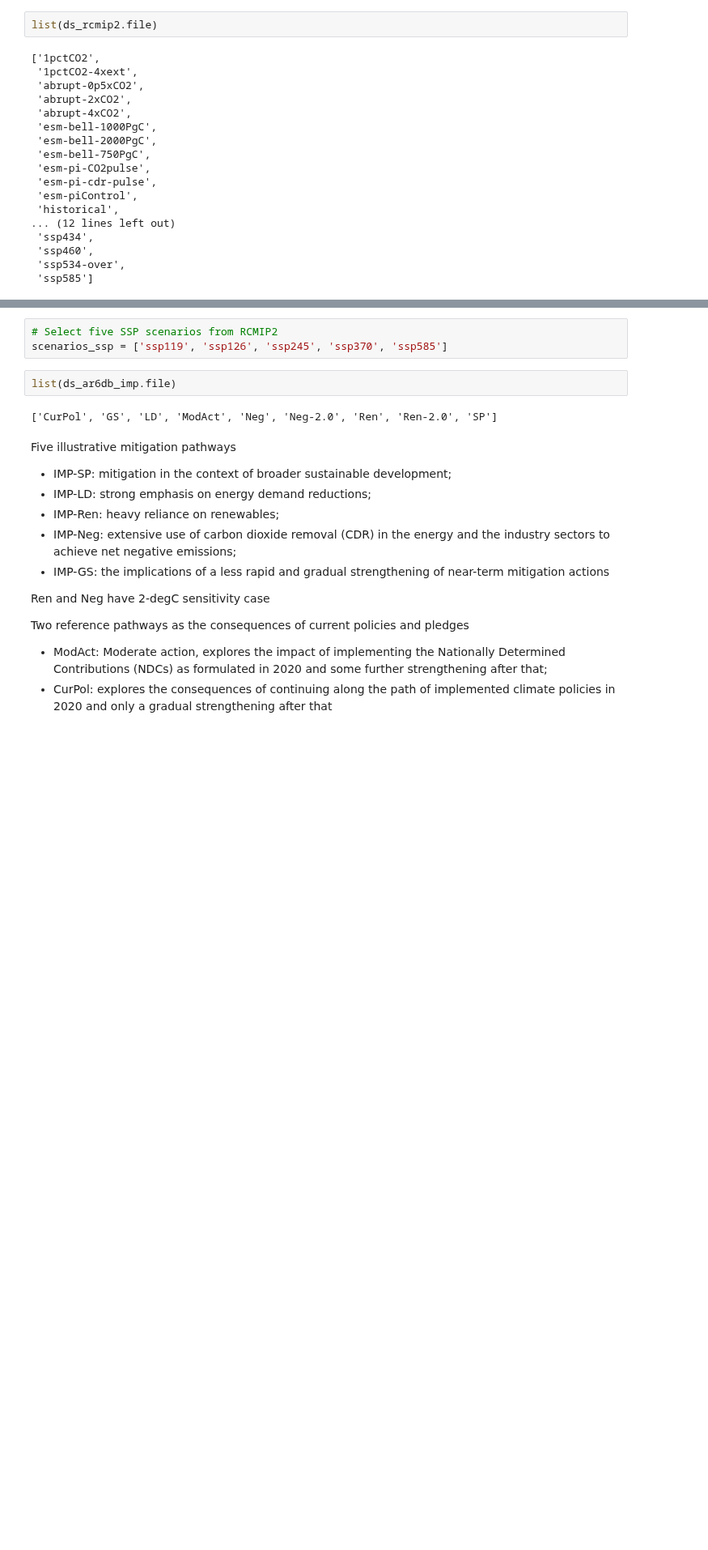
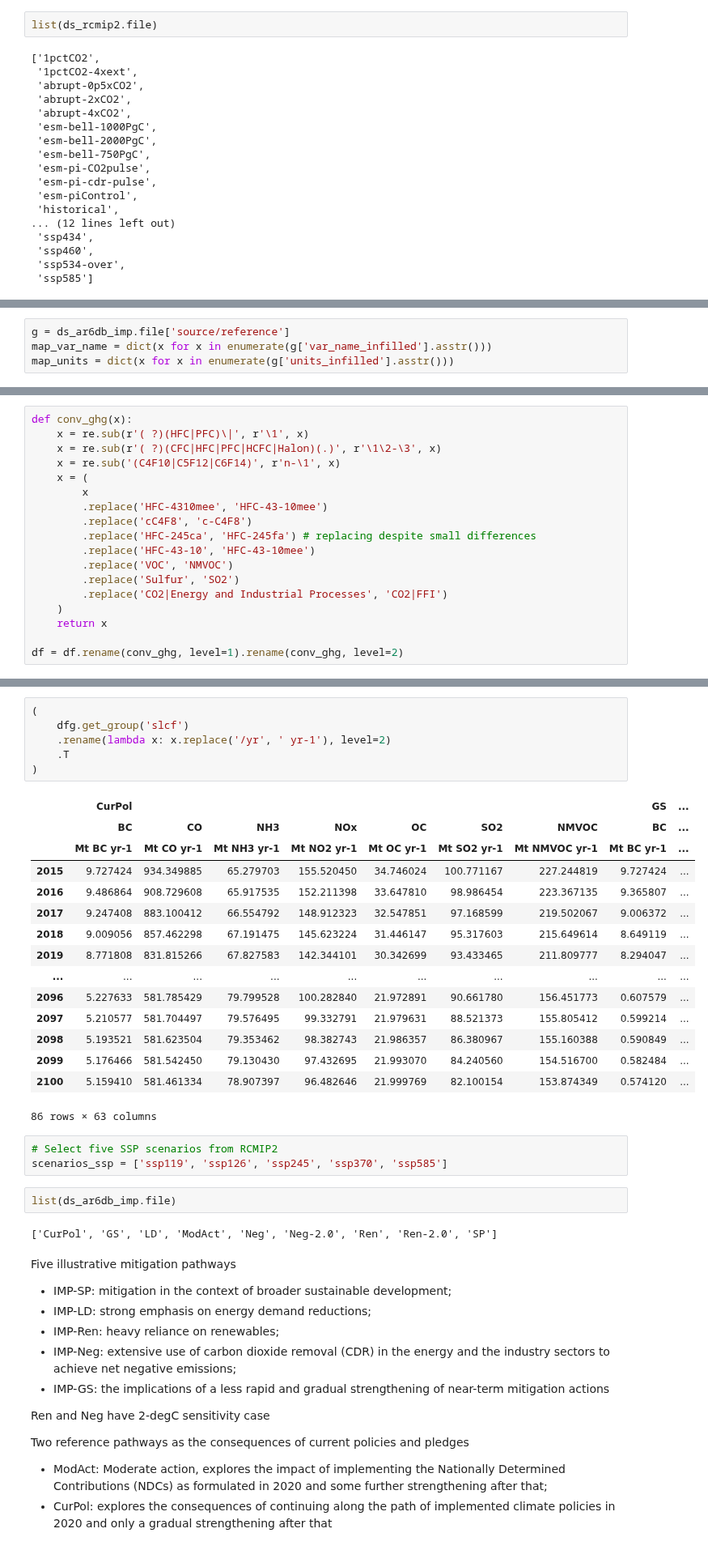
Before and after one commit to tsutsui1872/mce, a Jupyter notebook: notebook/mk_scenario_hist_future.ipynb, the cells around one changed output, grey strips where cells are left out. Shown at 81% size. Saved outputs shown, nothing was run; the diff lists cells and outputs as text; blank space fills up the shorter version.

```diff
--- a/notebook/mk_scenario_hist_future.ipynb
+++ b/notebook/mk_scenario_hist_future.ipynb
@@ -49,0 +115,4 @@ list(ds_rcmip2.file)
+# %%
+g = ds_ar6db_imp.file['source/reference']
+map_var_name = dict(x for x in enumerate(g['var_name_infilled'].asstr()))
+map_units = dict(x for x in enumerate(g['units_infilled'].asstr()))
@@ -49,0 +148,18 @@ list(ds_rcmip2.file)
+# %%
+def conv_ghg(x):
+    x = re.sub(r'( ?)(HFC|PFC)\|', r'\1', x)
+    x = re.sub(r'( ?)(CFC|HFC|PFC|HCFC|Halon)(.)', r'\1\2-\3', x)
+    x = re.sub('(C4F10|C5F12|C6F14)', r'n-\1', x)
+    x = (
+        x
+        .replace('HFC-4310mee', 'HFC-43-10mee')
+        .replace('cC4F8', 'c-C4F8')
+        .replace('HFC-245ca', 'HFC-245fa') # replacing despite small differences
+        .replace('HFC-43-10', 'HFC-43-10mee')
+        .replace('VOC', 'NMVOC')
+        .replace('Sulfur', 'SO2')
+        .replace('CO2|Energy and Industrial Processes', 'CO2|FFI')
+    )
+    return x
+
+df = df.rename(conv_ghg, level=1).rename(conv_ghg, level=2)
@@ -50,3 +260,25 @@ list(ds_rcmip2.file)
+# %%
+(
+    dfg.get_group('slcf')
+    .rename(lambda x: x.replace('/yr', ' yr-1'), level=2)
+    .T
+)
+# %% [output]
+|  | CurPol |  |  |  |  |  |  | GS | ... |
+|  | BC | CO | NH3 | NOx | OC | SO2 | NMVOC | BC | ... |
+|  | Mt BC yr-1 | Mt CO yr-1 | Mt NH3 yr-1 | Mt NO2 yr-1 | Mt OC yr-1 | Mt SO2 yr-1 | Mt NMVOC yr-1 | Mt BC yr-1 | ... |
+| 2015 | 9.727424 | 934.349885 | 65.279703 | 155.520450 | 34.746024 | 100.771167 | 227.244819 | 9.727424 | ... |
+| 2016 | 9.486864 | 908.729608 | 65.917535 | 152.211398 | 33.647810 | 98.986454 | 223.367135 | 9.365807 | ... |
+| 2017 | 9.247408 | 883.100412 | 66.554792 | 148.912323 | 32.547851 | 97.168599 | 219.502067 | 9.006372 | ... |
+| 2018 | 9.009056 | 857.462298 | 67.191475 | 145.623224 | 31.446147 | 95.317603 | 215.649614 | 8.649119 | ... |
+| 2019 | 8.771808 | 831.815266 | 67.827583 | 142.344101 | 30.342699 | 93.433465 | 211.809777 | 8.294047 | ... |
+| ... | ... | ... | ... | ... | ... | ... | ... | ... | ... |
+| 2096 | 5.227633 | 581.785429 | 79.799528 | 100.282840 | 21.972891 | 90.661780 | 156.451773 | 0.607579 | ... |
+| 2097 | 5.210577 | 581.704497 | 79.576495 | 99.332791 | 21.979631 | 88.521373 | 155.805412 | 0.599214 | ... |
+| 2098 | 5.193521 | 581.623504 | 79.353462 | 98.382743 | 21.986357 | 86.380967 | 155.160388 | 0.590849 | ... |
+| 2099 | 5.176466 | 581.542450 | 79.130430 | 97.432695 | 21.993070 | 84.240560 | 154.516700 | 0.582484 | ... |
+| 2100 | 5.159410 | 581.461334 | 78.907397 | 96.482646 | 21.999769 | 82.100154 | 153.874349 | 0.574120 | ... |
+86 rows × 63 columns
 # %%
 # Select five SSP scenarios from RCMIP2
 scenarios_ssp = ['ssp119', 'ssp126', 'ssp245', 'ssp370', 'ssp585']
```
Also changed, not shown: parts of 21 cells of this notebook.
